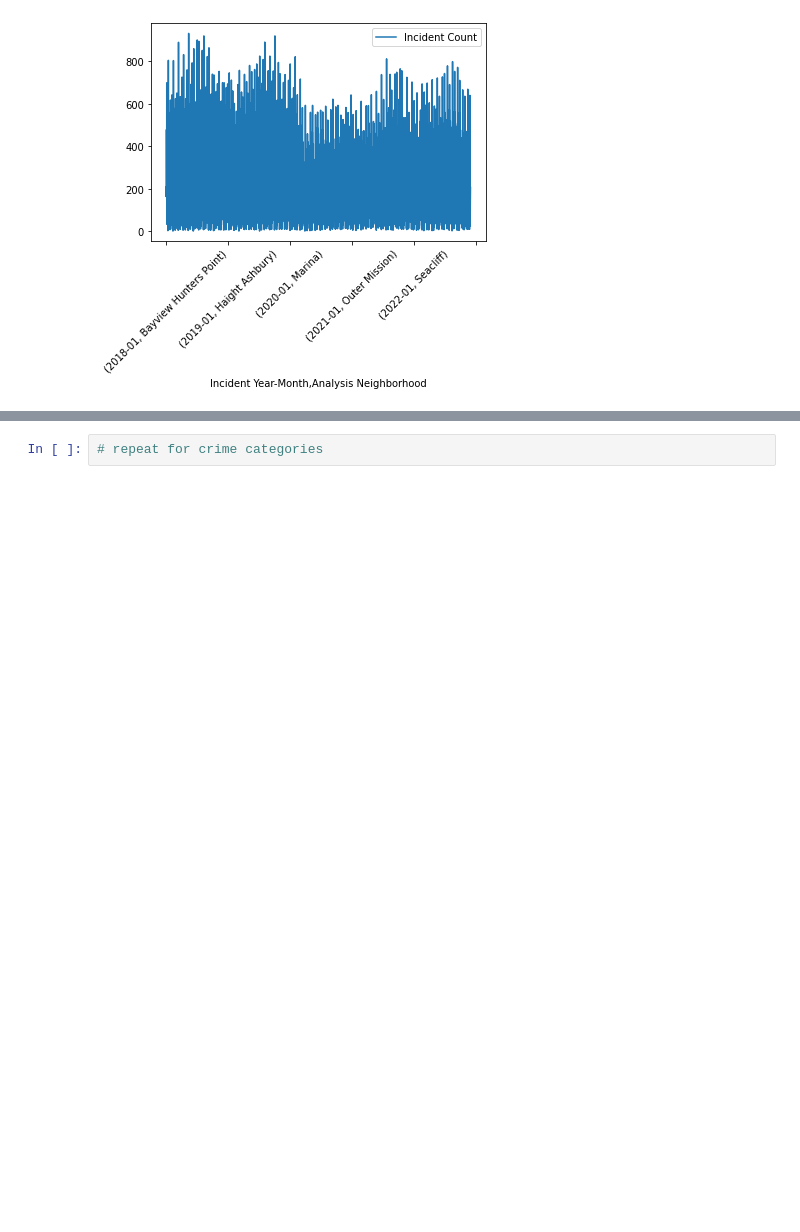
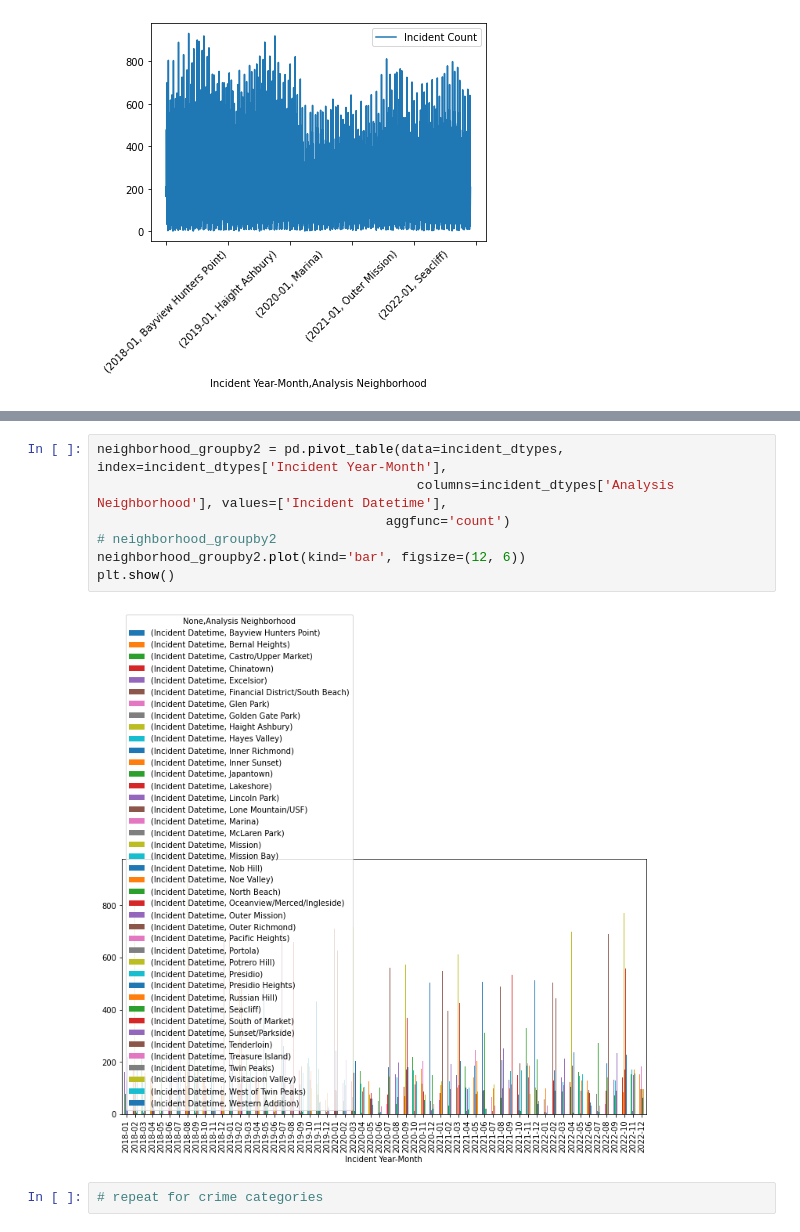
Before and after one commit to ahmed-saleem916/Virtual-Reality-, a Jupyter notebook: date+neighborhood_groupbys.ipynb, the cells around one changed output, grey strips where cells are left out. Cells and saved outputs as stored; diff of their text form; blank space fills up the shorter version.

```diff
--- a/date+neighborhood_groupbys.ipynb
+++ b/date+neighborhood_groupbys.ipynb
@@ -264,2 +312,11 @@ plt.show()
+# %%
+neighborhood_groupby2 = pd.pivot_table(data=incident_dtypes, index=incident_dtypes['Incident Year-Month'],
+                                         columns=incident_dtypes['Analysis Neighborhood'], values=['Incident Datetime'],
+                                     aggfunc='count')
+# neighborhood_groupby2
+neighborhood_groupby2.plot(kind='bar', figsize=(12, 6))
+plt.show()
+# %% [output]
+[figure, added]
 # %%
 # repeat for crime categories
```
Also changed, not shown: parts of 6 cells of this notebook.
